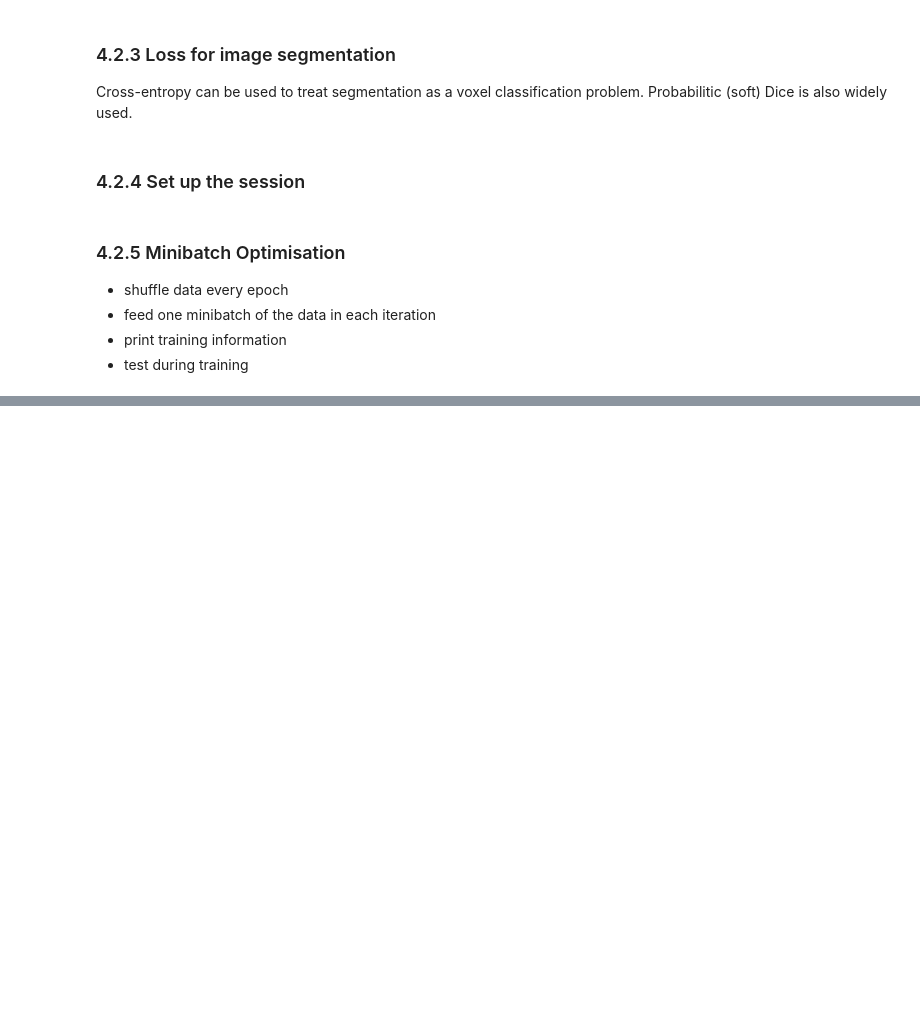
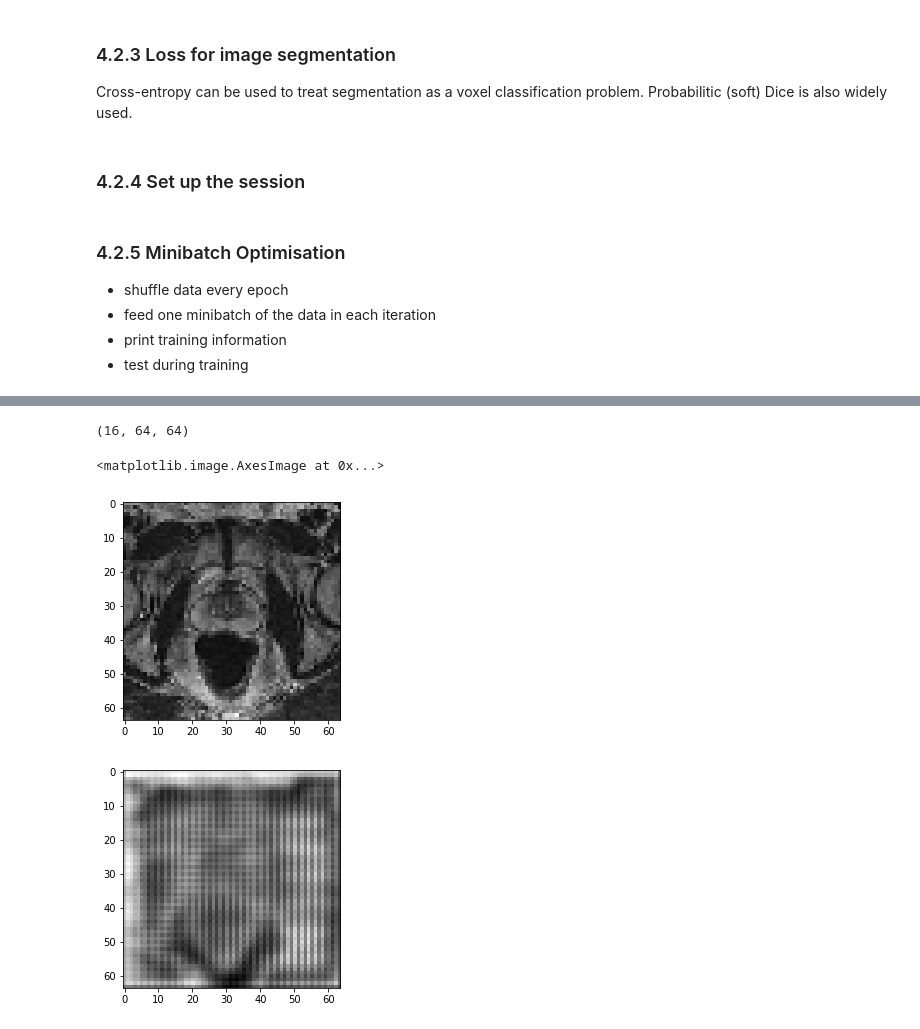
Before and after one commit to meganzoe/ipmi, a Jupyter notebook: tutorials/04-ImageSegmentation-TensorFlow.ipynb, the cells around one changed output, grey strips where cells are left out. Cells and saved outputs as stored; diff of their text form; code cells hidden in the pictures; blank space fills up the shorter version.

Commit message:
ref #1 adding post-optimisation result reading

```diff
--- a/tutorials/04-ImageSegmentation-TensorFlow.ipynb
+++ b/tutorials/04-ImageSegmentation-TensorFlow.ipynb
@@ -236,0 +260,18 @@ sess.close()
+# %%
+# specify these to plot the results w.r.t. the images
+idx_case = 14
+step = 0
+idx_slice = 6
+
+image = np.load(os.path.join(path_to_data, "image_test%02d.npy" % idx_case))[::2, ::2, ::2]
+label = np.load("label_test%02d_step%06d.npy" % (idx_case, step))[..., 0]
+print(label.shape)
+plt.figure()
+plt.imshow(image[idx_slice,:,:], cmap='gray')
+plt.figure()
+plt.imshow(label[idx_slice,:,:], cmap='gray')
+# %% [output]
+(16, 64, 64)
+<matplotlib.image.AxesImage at 0x...>
+[figure, added]
+[figure, added]
```
Also changed, not shown: parts of 3 cells of this notebook, 1 other file.
